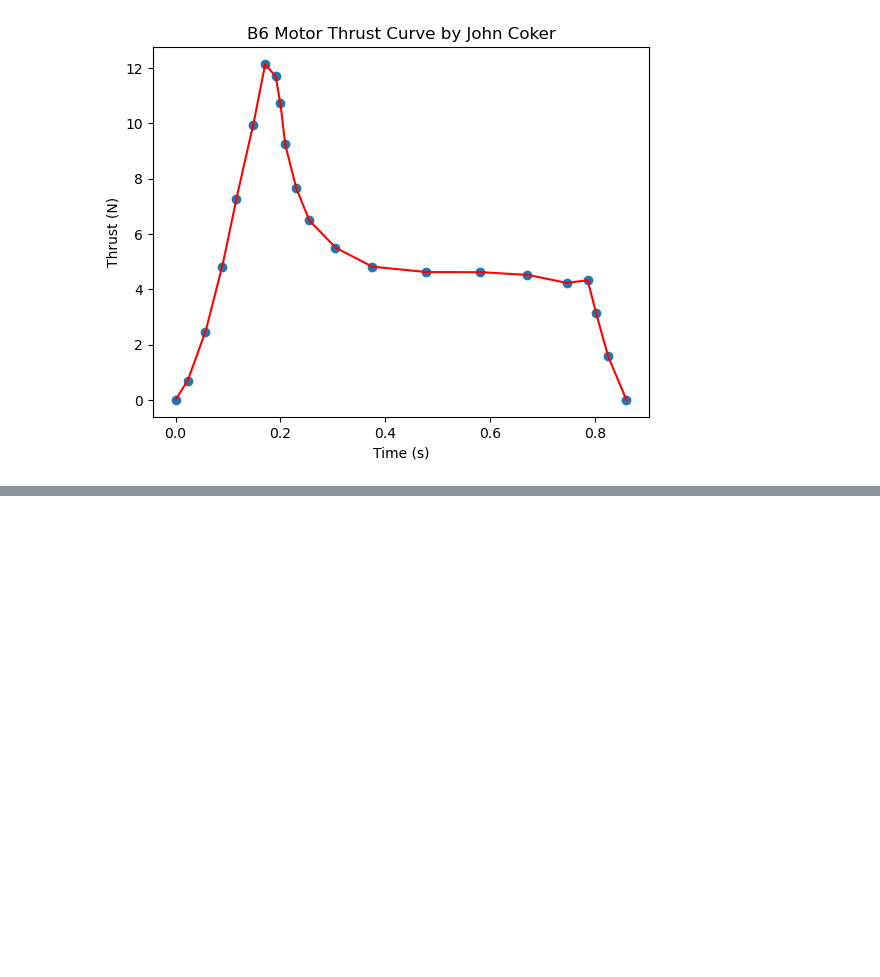
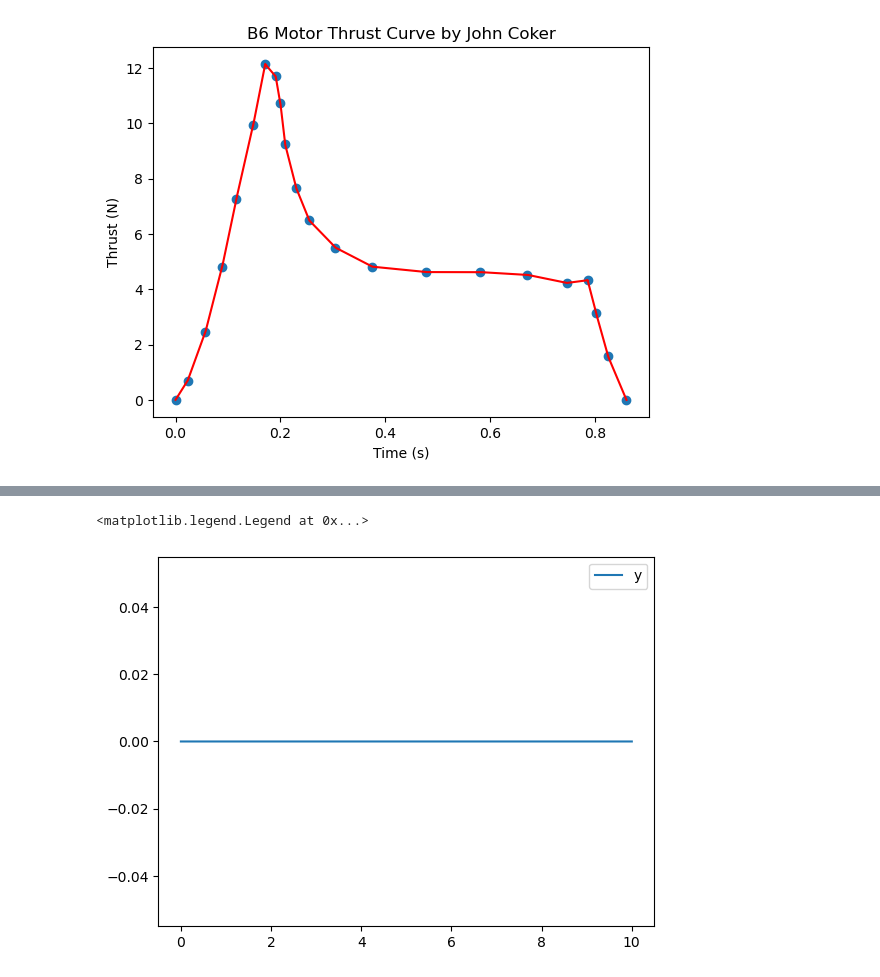
Before and after one commit to BamtolYy/rocket, a Jupyter notebook: simulation/2DRocketSim.ipynb, the cells around one changed output, grey strips where cells are left out. Drawn from its saved outputs; the diff is of its cells as text; code cells hidden in the pictures; blank space fills up the shorter version.

```diff
--- a/simulation/2DRocketSim.ipynb
+++ b/simulation/2DRocketSim.ipynb
@@ -134,0 +140,6 @@ plt.plot(t,solution[:,0])
+# %%
+plt.plot(t,solution[:,1])
+plt.legend('y')
+# %% [output]
+<matplotlib.legend.Legend at 0x...>
+[figure, added]
```
Also changed, not shown: parts of 10 cells of this notebook.
